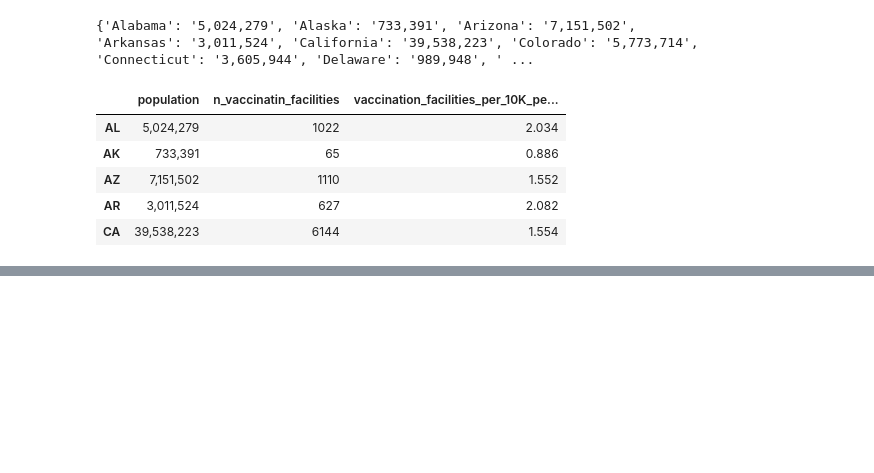
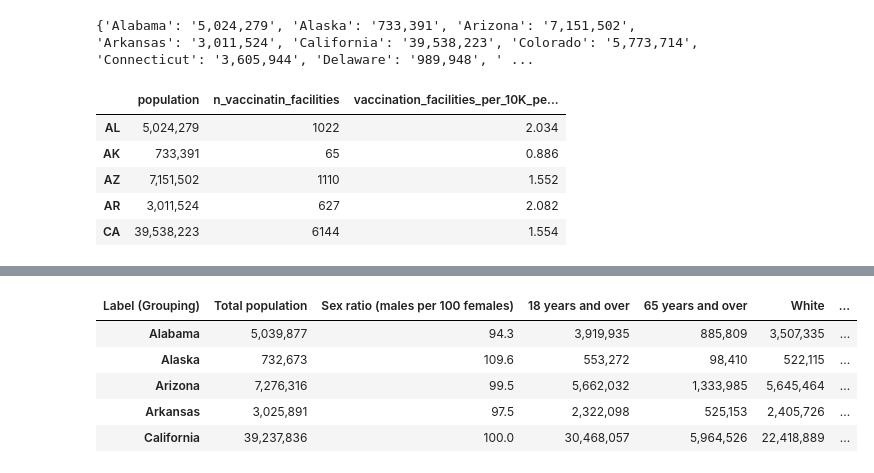
Before and after one commit to samaksh97/axiscare, a Jupyter notebook: code/vaccination_access_analysis.ipynb, the cells around one changed output, grey strips where cells are left out. Saved outputs shown, nothing was run; the diff lists cells and outputs as text; code cells hidden in the pictures; blank space fills up the shorter version.

```diff
--- a/code/vaccination_access_analysis.ipynb
+++ b/code/vaccination_access_analysis.ipynb
@@ -132,0 +199,17 @@ data.to_csv('../data/vaccination_access_aggregated.csv')
+# %%
+demo = pd.read_csv('ACSDP1Y2021.DP05-2023-02-12T073042.csv')
+
+cols = ['Label (Grouping)'] + [col for col in demo.columns if 'Estimate' in col]
+demo = demo[cols]
+demo = demo.rename(columns={col:col.split('!!')[0] for col in demo.columns})
+demo = demo.iloc[[1, 4, 21, 24, 66, 67, 68, 69, 89]]
+demo = demo.set_index('Label (Grouping)')
+demo = demo.transpose()
+demo.head()
+# %% [output]
+| Label (Grouping) | Total population | Sex ratio (males per 100 females) | 18 years and over | 65 years and over | White | ... |
+| Alabama | 5,039,877 | 94.3 | 3,919,935 | 885,809 | 3,507,335 | ... |
+| Alaska | 732,673 | 109.6 | 553,272 | 98,410 | 522,115 | ... |
+| Arizona | 7,276,316 | 99.5 | 5,662,032 | 1,333,985 | 5,645,464 | ... |
+| Arkansas | 3,025,891 | 97.5 | 2,322,098 | 525,153 | 2,405,726 | ... |
+| California | 39,237,836 | 100.0 | 30,468,057 | 5,964,526 | 22,418,889 | ... |
```
Also changed, not shown: parts of 20 cells of this notebook.
